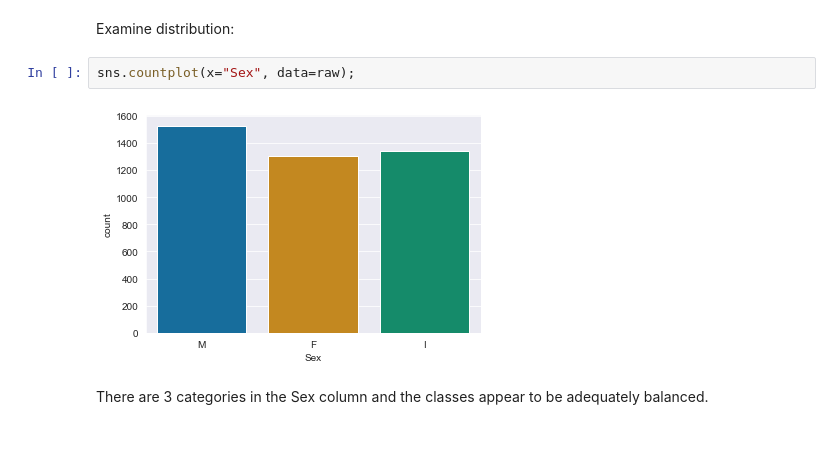
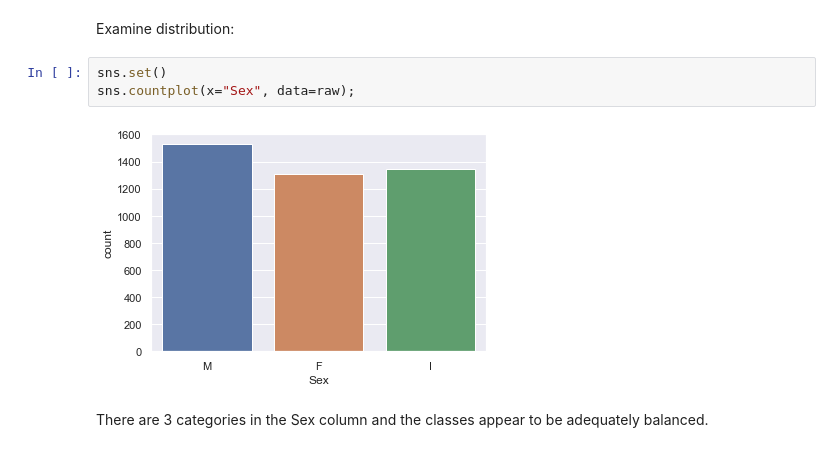
Before and after one commit to chrisammon3000/uci-abalone, a Jupyter notebook: notebooks/190924-gcl-initial-exploration.ipynb, the cells around one changed output. Drawn from its saved outputs; the diff is of its cells as text.

```diff
--- a/notebooks/190924-gcl-initial-exploration.ipynb
+++ b/notebooks/190924-gcl-initial-exploration.ipynb
@@ -108,9 +108,10 @@ Sex is the only categorical variable. It has 3 classes:
 # %% [markdown]
 Examine distribution:
 # %%
+sns.set()
 sns.countplot(x="Sex", data=raw);
 # %% [output]
-[figure, old version]
+[figure, new version]
 # %% [markdown]
 There are 3 categories in the Sex column and the classes appear to be adequately balanced.
 # %%
```
Also changed, not shown: parts of 10 cells of this notebook.
